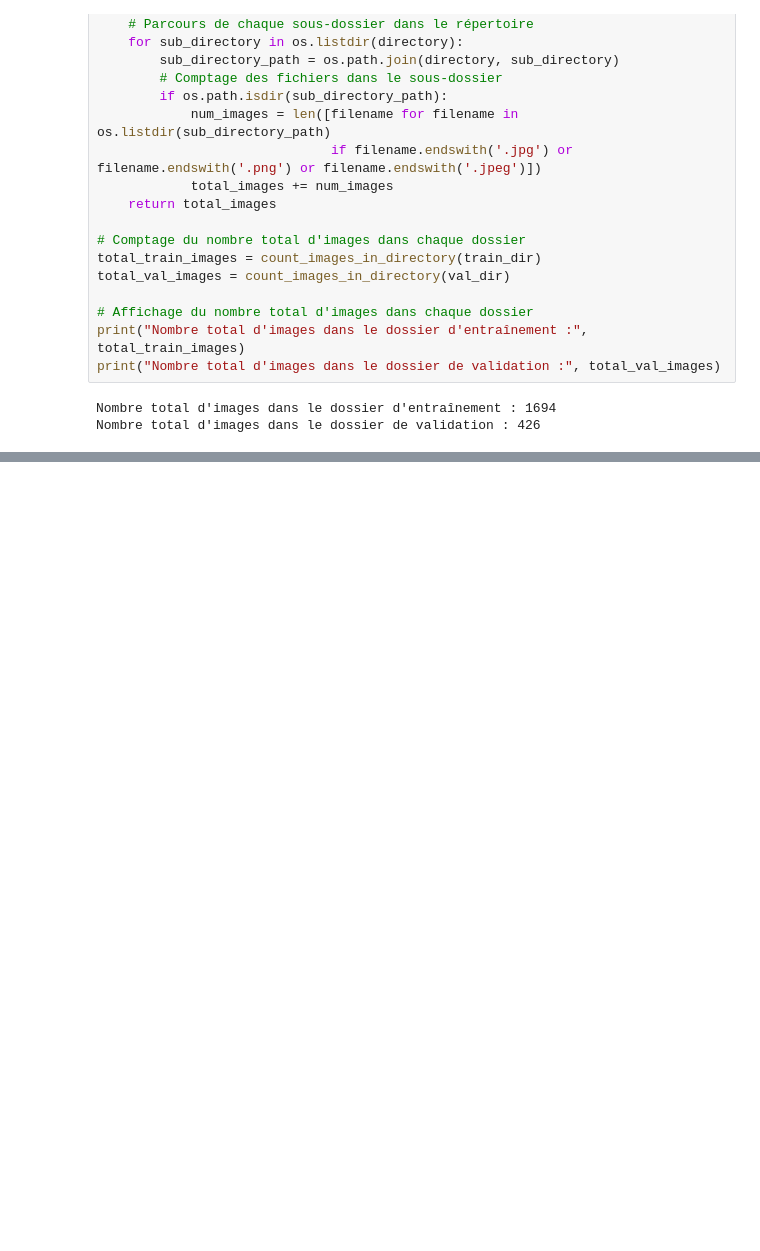
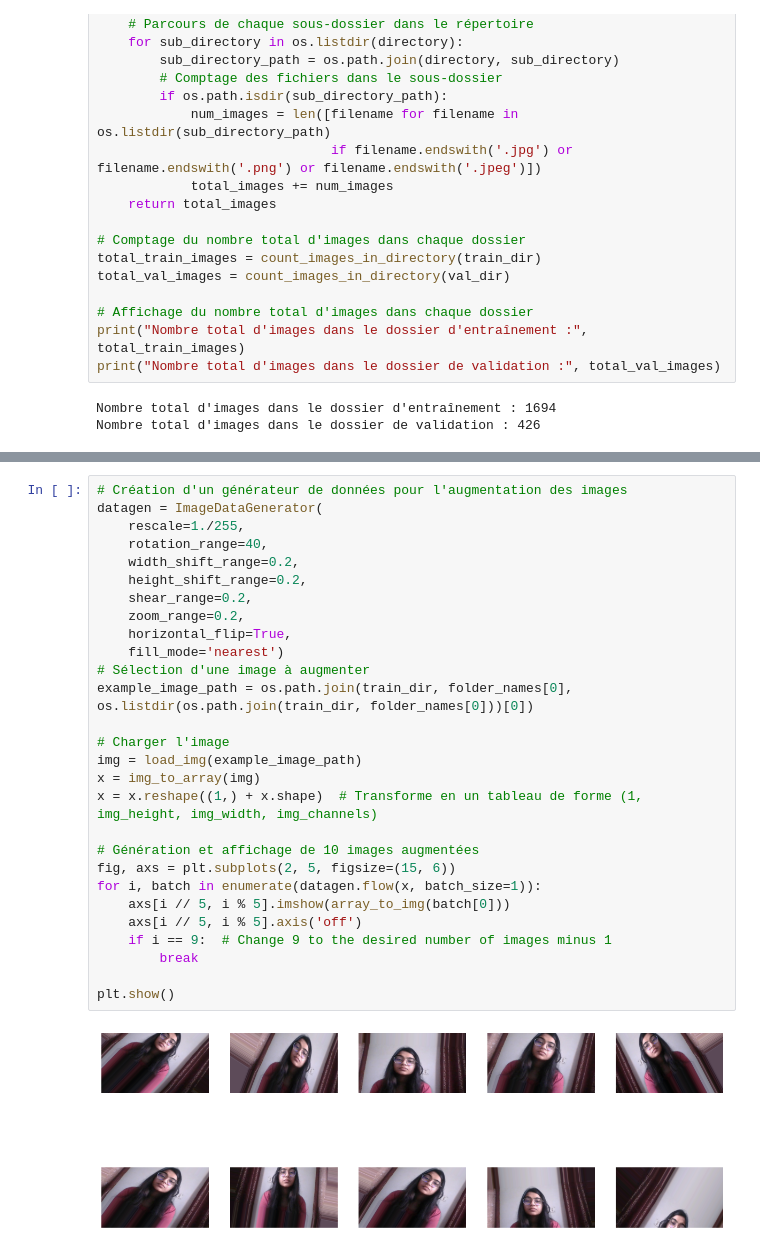
Before and after one commit to ayarii/learner-engagement, a Jupyter notebook: ResNet+DA_(validation+traitement).ipynb, the cells around one changed output, grey strips where cells are left out. Cells and saved outputs as stored; diff of their text form; blank space fills up the shorter version.

```diff
--- a/ResNet+DA_(validation+traitement).ipynb
+++ b/ResNet+DA_(validation+traitement).ipynb
@@ -219,3 +236,33 @@ Epoch 95/100
+# %%
+# Création d'un générateur de données pour l'augmentation des images
+datagen = ImageDataGenerator(
+    rescale=1./255,
+    rotation_range=40,
+    width_shift_range=0.2,
+    height_shift_range=0.2,
+    shear_range=0.2,
+    zoom_range=0.2,
+    horizontal_flip=True,
+    fill_mode='nearest')
+# Sélection d'une image à augmenter
+example_image_path = os.path.join(train_dir, folder_names[0], os.listdir(os.path.join(train_dir, folder_names[0]))[0])
+
+# Charger l'image
+img = load_img(example_image_path)
+x = img_to_array(img)
+x = x.reshape((1,) + x.shape)  # Transforme en un tableau de forme (1, img_height, img_width, img_channels)
+
+# Génération et affichage de 10 images augmentées
+fig, axs = plt.subplots(2, 5, figsize=(15, 6))
+for i, batch in enumerate(datagen.flow(x, batch_size=1)):
+    axs[i // 5, i % 5].imshow(array_to_img(batch[0]))
+    axs[i // 5, i % 5].axis('off')
+    if i == 9:  # Change 9 to the desired number of images minus 1
+        break
+
+plt.show()
+# %% [output]
+[figure, added]
 # %%
 # Evaluate the model
 loss, accuracy = model.evaluate(val_generator, verbose=0)
```
Also changed, not shown: parts of 8 cells of this notebook.
